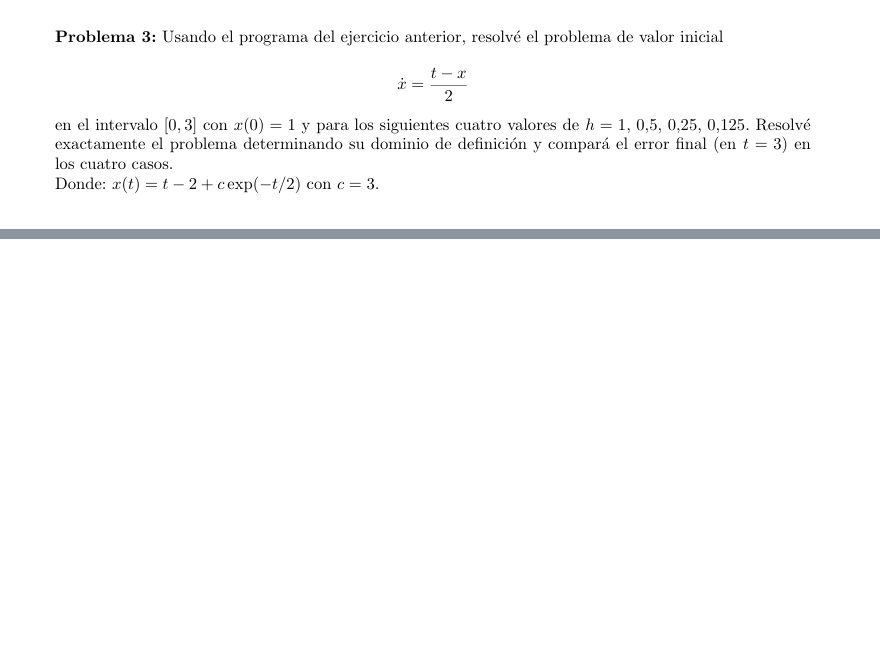
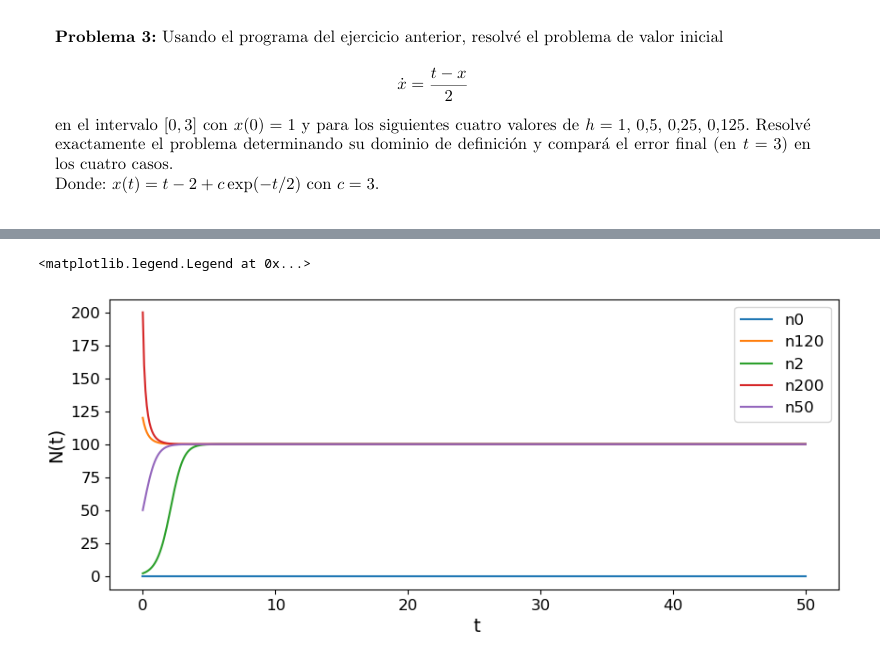
Before and after one commit to francobarrionuevoenv21/MAIE_devs_pub, a Jupyter notebook: MetodosNumericos/TP3_EDO/TP3_EDOs_Python.ipynb, the cells around one changed output, grey strips where cells are left out. Cells and saved outputs as stored; diff of their text form; code cells hidden in the pictures; blank space fills up the shorter version.

```diff
--- a/MetodosNumericos/TP3_EDO/TP3_EDOs_Python.ipynb
+++ b/MetodosNumericos/TP3_EDO/TP3_EDOs_Python.ipynb
@@ -21,0 +145,17 @@ $N = N_{0}e^{\alpha t + C}$ <br>
+# %%
+# Plot Euler method results 0 <= t <= 50
+h_steps = dict_x.keys()
+
+fig, ax = plt.subplots(figsize=(10, 4))
+
+for h in h_steps:
+    ax.plot(dict_t[h], dict_x[h], label = h)
+
+ax.set_ylabel(r'N(t)', fontsize = 14)
+ax.tick_params(axis='y', labelsize=12)
+ax.set_xlabel(r' t', fontsize = 14)
+ax.tick_params(axis='x', labelsize=12)
+ax.legend(fontsize=12)
+# %% [output]
+<matplotlib.legend.Legend at 0x...>
+[figure, added]
```
Also changed, not shown: parts of 20 cells of this notebook.
